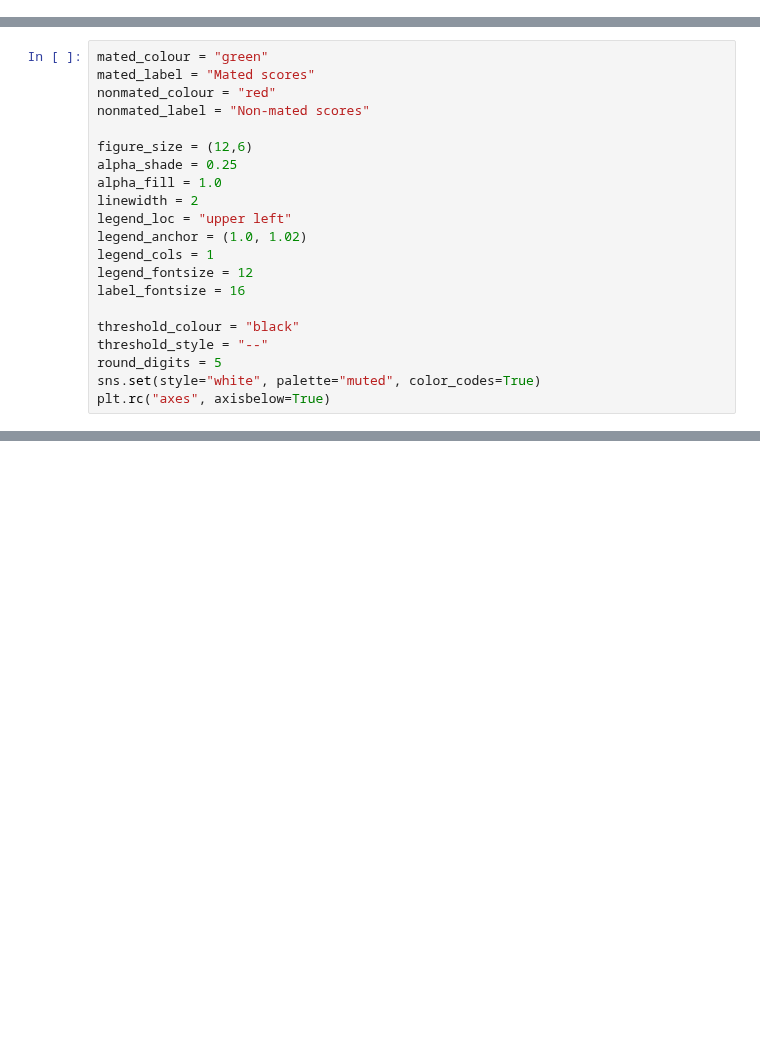
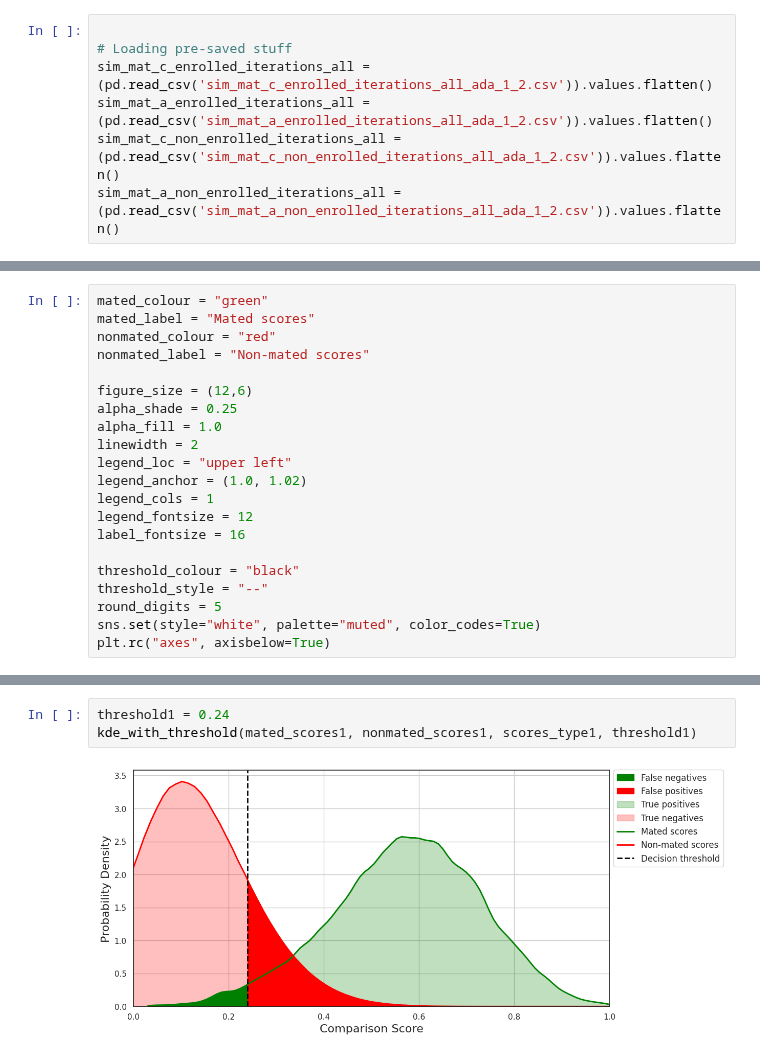
Before and after one commit to Kat-Gabi/Master_Thesis, a Jupyter notebook: notebooks/model_results/ex1_2_adaface_results.ipynb, the cells around one changed output, grey strips where cells are left out. Drawn from its saved outputs; the diff is of its cells as text; blank space fills up the shorter version.

```diff
--- a/notebooks/model_results/ex1_2_adaface_results.ipynb
+++ b/notebooks/model_results/ex1_2_adaface_results.ipynb
@@ -333,3 +371,10 @@ print(sim_mat_a_enrolled_0.shape, sim_mat_a_enrolled.shape)
+# %%
+
+# Loading pre-saved stuff
+sim_mat_c_enrolled_iterations_all = (pd.read_csv('sim_mat_c_enrolled_iterations_all_ada_1_2.csv')).values.flatten()
+sim_mat_a_enrolled_iterations_all = (pd.read_csv('sim_mat_a_enrolled_iterations_all_ada_1_2.csv')).values.flatten()
+sim_mat_c_non_enrolled_iterations_all = (pd.read_csv('sim_mat_c_non_enrolled_iterations_all_ada_1_2.csv')).values.flatten()
+sim_mat_a_non_enrolled_iterations_all = (pd.read_csv('sim_mat_a_non_enrolled_iterations_all_ada_1_2.csv')).values.flatten()
 # %% [markdown]
 # From DET utils - check import
 # %%
@@ -544,0 +527,5 @@ df_can_results
+# %%
+threshold1 = 0.24
+kde_with_threshold(mated_scores1, nonmated_scores1, scores_type1, threshold1)
+# %% [output]
+[figure, added]
```
Also changed, not shown: parts of 47 cells of this notebook, 5 other files.
